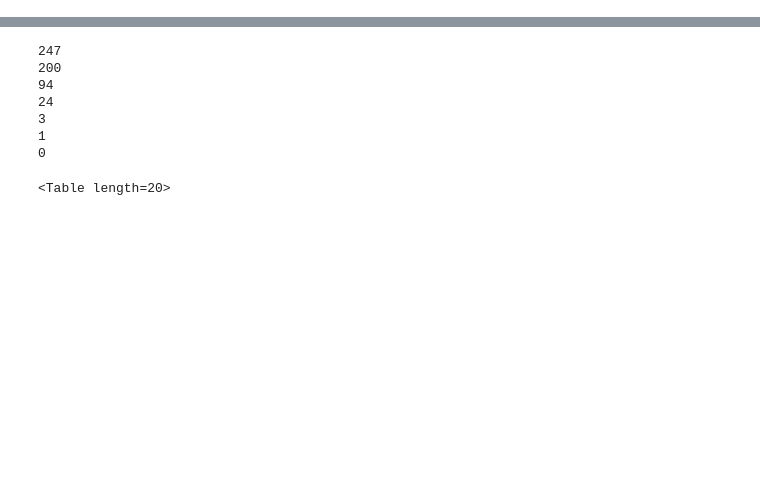
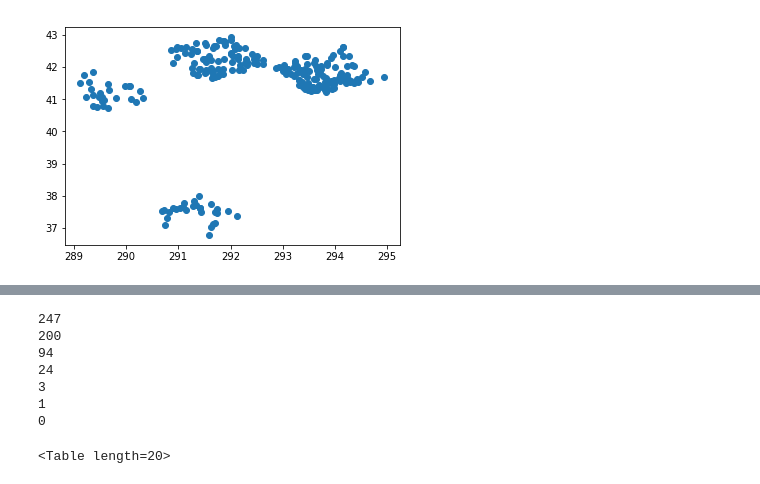
Before and after one commit to mj1e16lsst/keplerPhotometry, a Jupyter notebook: matchingResults.ipynb, the cells around one changed output, grey strips where cells are left out. Drawn from its saved outputs; the diff is of its cells as text; code cells hidden in the pictures; blank space fills up the shorter version.

Commit message:
new file:   matchingResults-Copy1.ipynb 	modified:   matchingResults.ipynb 	new file:   slim-autoDetection-Laptop.ipynb 	new file:   slim-matchingResults.ipynb

```diff
--- a/matchingResults.ipynb
+++ b/matchingResults.ipynb
@@ -12,0 +28,14 @@ tabMini = tabTot[0:686]
+# %%
+ramatch = matchTab['RA']
+decmatch = matchTab['DEC']
+ramatch.tolist()
+decmatch.tolist()
+
+
+coordsdeg = [SkyCoord(str(x),str(y), unit=(u.hourangle, u.deg)) for x,y in zip(ramatch,decmatch)]
+raindeg = [c.ra.deg for c in coordsdeg]
+decindeg = [c.dec.deg for c in coordsdeg]
+plt.plot(raindeg,decindeg,'o')
+plt.show()
+# %% [output]
+[figure, added]
```
Also changed, not shown: parts of 16 cells of this notebook, 3 other files.
